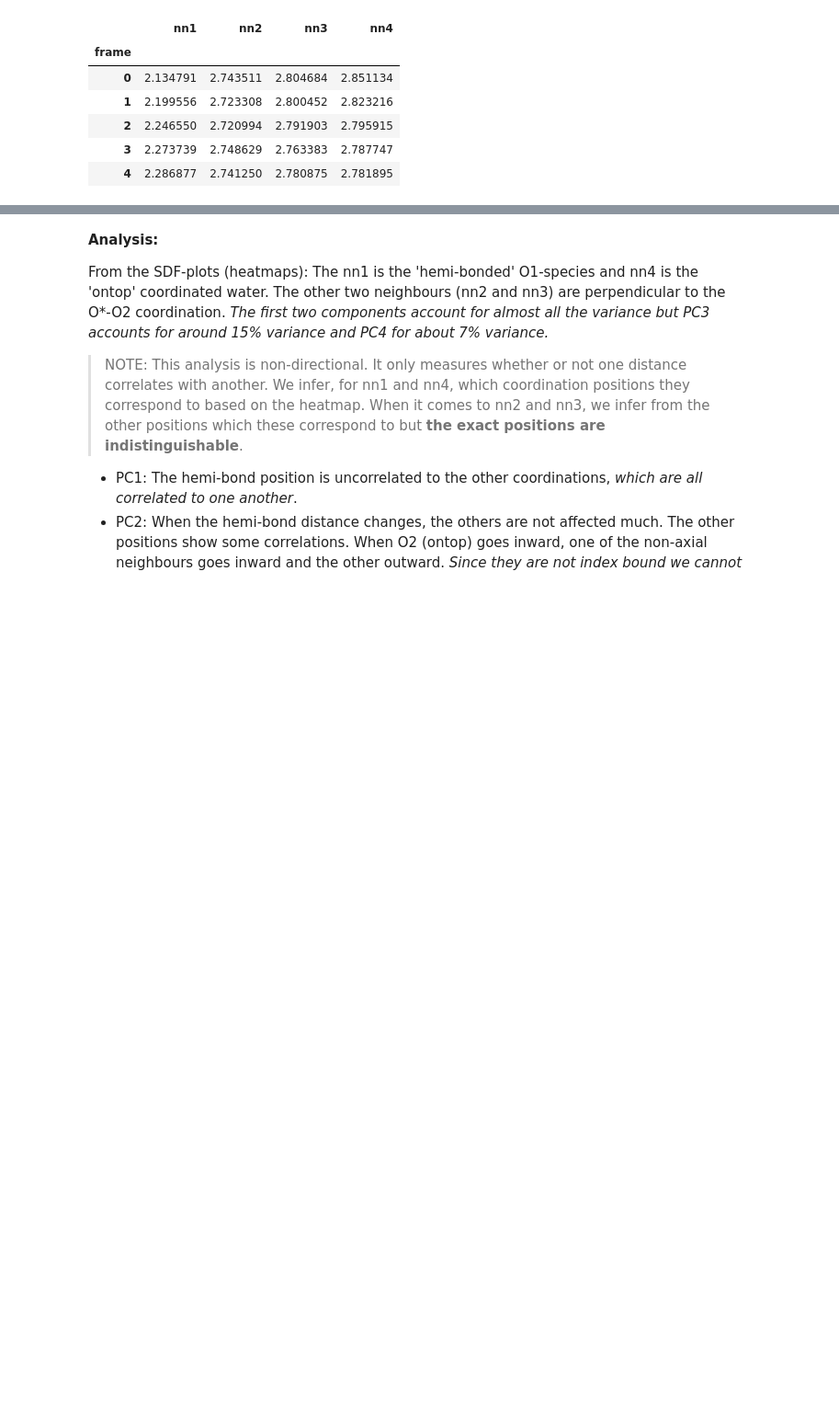
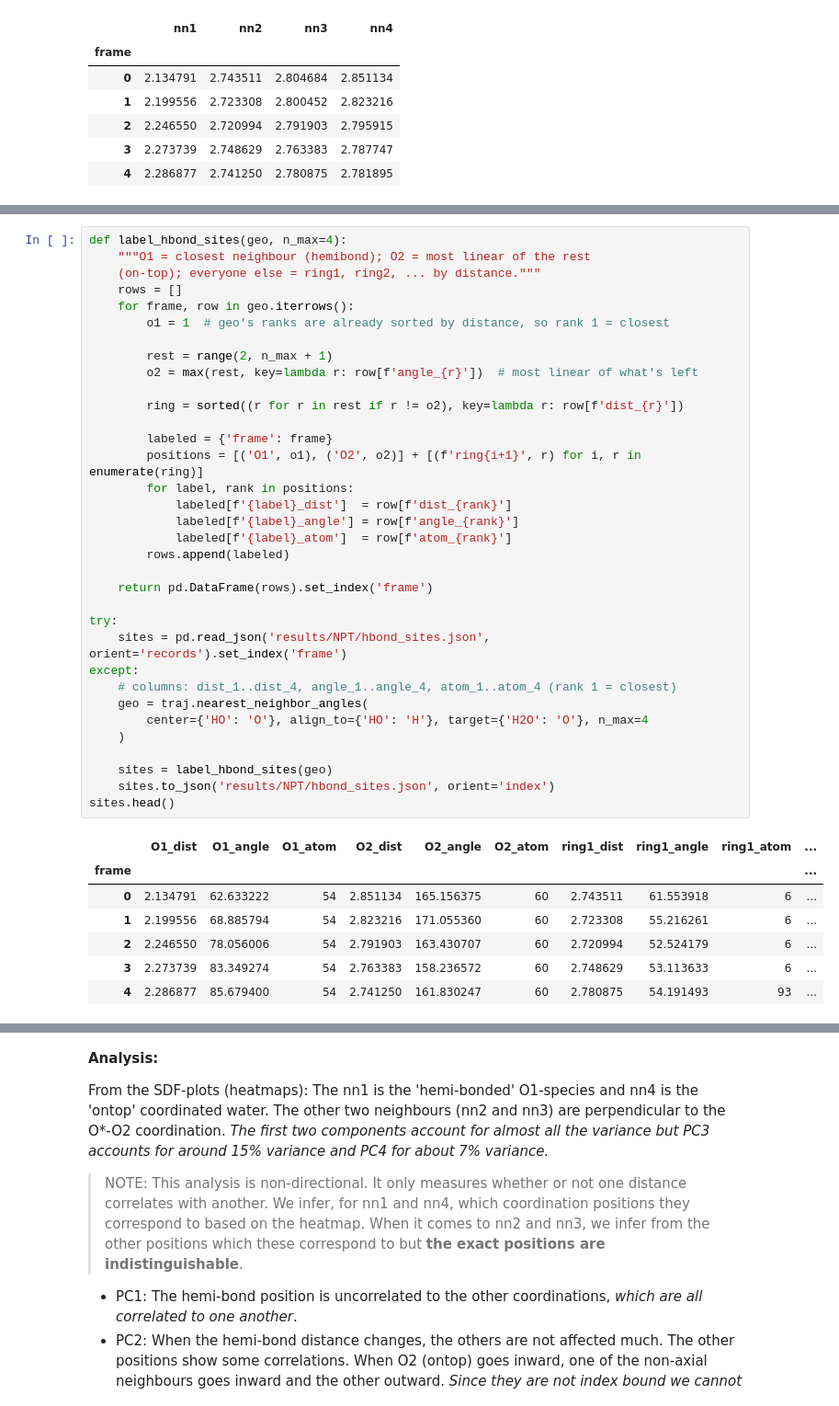
Before and after one commit to viktorsvahn/water, a Jupyter notebook: hydroxyl/OH_radical.ipynb, the cells around one changed output, grey strips where cells are left out. Shown at 92% size. Drawn from its saved outputs; the diff is of its cells as text; blank space fills up the shorter version.

```diff
--- a/hydroxyl/OH_radical.ipynb
+++ b/hydroxyl/OH_radical.ipynb
@@ -331,0 +369,42 @@ ax.legend()
+# %%
+def label_hbond_sites(geo, n_max=4):
+    """O1 = closest neighbour (hemibond); O2 = most linear of the rest
+    (on-top); everyone else = ring1, ring2, ... by distance."""
+    rows = []
+    for frame, row in geo.iterrows():
+        o1 = 1  # geo's ranks are already sorted by distance, so rank 1 = closest
+
+        rest = range(2, n_max + 1)
+        o2 = max(rest, key=lambda r: row[f'angle_{r}'])  # most linear of what's left
+
+        ring = sorted((r for r in rest if r != o2), key=lambda r: row[f'dist_{r}'])
+
+        labeled = {'frame': frame}
+        positions = [('O1', o1), ('O2', o2)] + [(f'ring{i+1}', r) for i, r in enumerate(ring)]
+        for label, rank in positions:
+            labeled[f'{label}_dist']  = row[f'dist_{rank}']
+            labeled[f'{label}_angle'] = row[f'angle_{rank}']
+            labeled[f'{label}_atom']  = row[f'atom_{rank}']
+        rows.append(labeled)
+
+    return pd.DataFrame(rows).set_index('frame')
+
+try:
+    sites = pd.read_json('results/NPT/hbond_sites.json', orient='records').set_index('frame')
+except:
+    # columns: dist_1..dist_4, angle_1..angle_4, atom_1..atom_4 (rank 1 = closest)
+    geo = traj.nearest_neighbor_angles(
+        center={'HO': 'O'}, align_to={'HO': 'H'}, target={'H2O': 'O'}, n_max=4
+    )
+
+    sites = label_hbond_sites(geo)
+    sites.to_json('results/NPT/hbond_sites.json', orient='index')
+sites.head()
+# %% [output]
+|  | O1_dist | O1_angle | O1_atom | O2_dist | O2_angle | O2_atom | ring1_dist | ring1_angle | ring1_atom | ... |
+| frame |  |  |  |  |  |  |  |  |  | ... |
+| 0 | 2.134791 | 62.633222 | 54 | 2.851134 | 165.156375 | 60 | 2.743511 | 61.553918 | 6 | ... |
+| 1 | 2.199556 | 68.885794 | 54 | 2.823216 | 171.055360 | 60 | 2.723308 | 55.216261 | 6 | ... |
+| 2 | 2.246550 | 78.056006 | 54 | 2.791903 | 163.430707 | 60 | 2.720994 | 52.524179 | 6 | ... |
+| 3 | 2.273739 | 83.349274 | 54 | 2.763383 | 158.236572 | 60 | 2.748629 | 53.113633 | 6 | ... |
+| 4 | 2.286877 | 85.679400 | 54 | 2.741250 | 161.830247 | 60 | 2.780875 | 54.191493 | 93 | ... |
```
Also changed, not shown: parts of 8 cells of this notebook.
